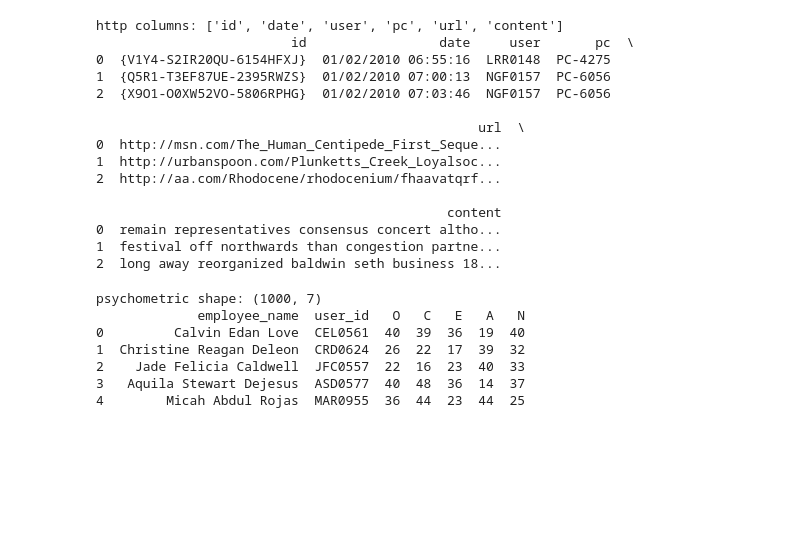
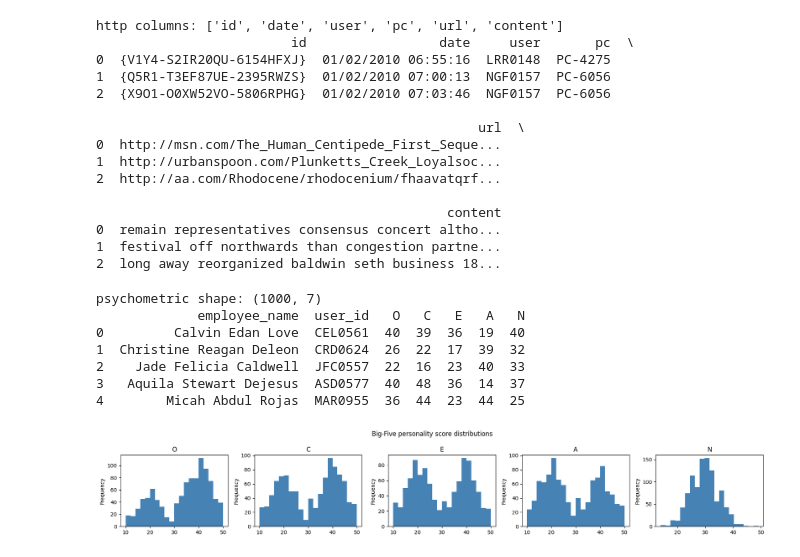
Before and after one commit to RishikaKanyal123/UEBA-System, a Jupyter notebook: notebooks/01_data_exploration.ipynb, the cells around one changed output. Drawn from its saved outputs; the diff is of its cells as text; code cells hidden in the pictures; blank space fills up the shorter version.

```diff
--- a/notebooks/01_data_exploration.ipynb
+++ b/notebooks/01_data_exploration.ipynb
@@ -96,16 +101,25 @@ http columns: ['id', 'date', 'user', 'pc', 'url', 'content']
 # %%
 # --- psychometric.csv ---
 psych = pd.read_csv("../data/raw/r4.2/psychometric.csv")
 print("psychometric shape:", psych.shape)
 print(psych.head(5))
+
+fig, axes = plt.subplots(1, 5, figsize=(18, 3))
+for ax, col in zip(axes, ['O','C','E','A','N']):
+    psych[col].plot(kind='hist', ax=ax, bins=20, title=col, color='steelblue')
+plt.suptitle('Big-Five personality score distributions')
+plt.tight_layout()
+plt.savefig('../data/processed/psychometric_distributions.png')
+plt.show()
 # %% [output]
 psychometric shape: (1000, 7)
              employee_name  user_id   O   C   E   A   N
 0         Calvin Edan Love  CEL0561  40  39  36  19  40
 1  Christine Reagan Deleon  CRD0624  26  22  17  39  32
 2    Jade Felicia Caldwell  JFC0557  22  16  23  40  33
 3   Aquila Stewart Dejesus  ASD0577  40  48  36  14  37
 4        Micah Abdul Rojas  MAR0955  36  44  23  44  25
+[figure, added]
 # %%
 # --- answers/insiders.csv ---
 insiders = pd.read_csv("../data/raw/answers/insiders.csv")
```
Also changed, not shown: parts of 5 cells of this notebook, 7 other files.
